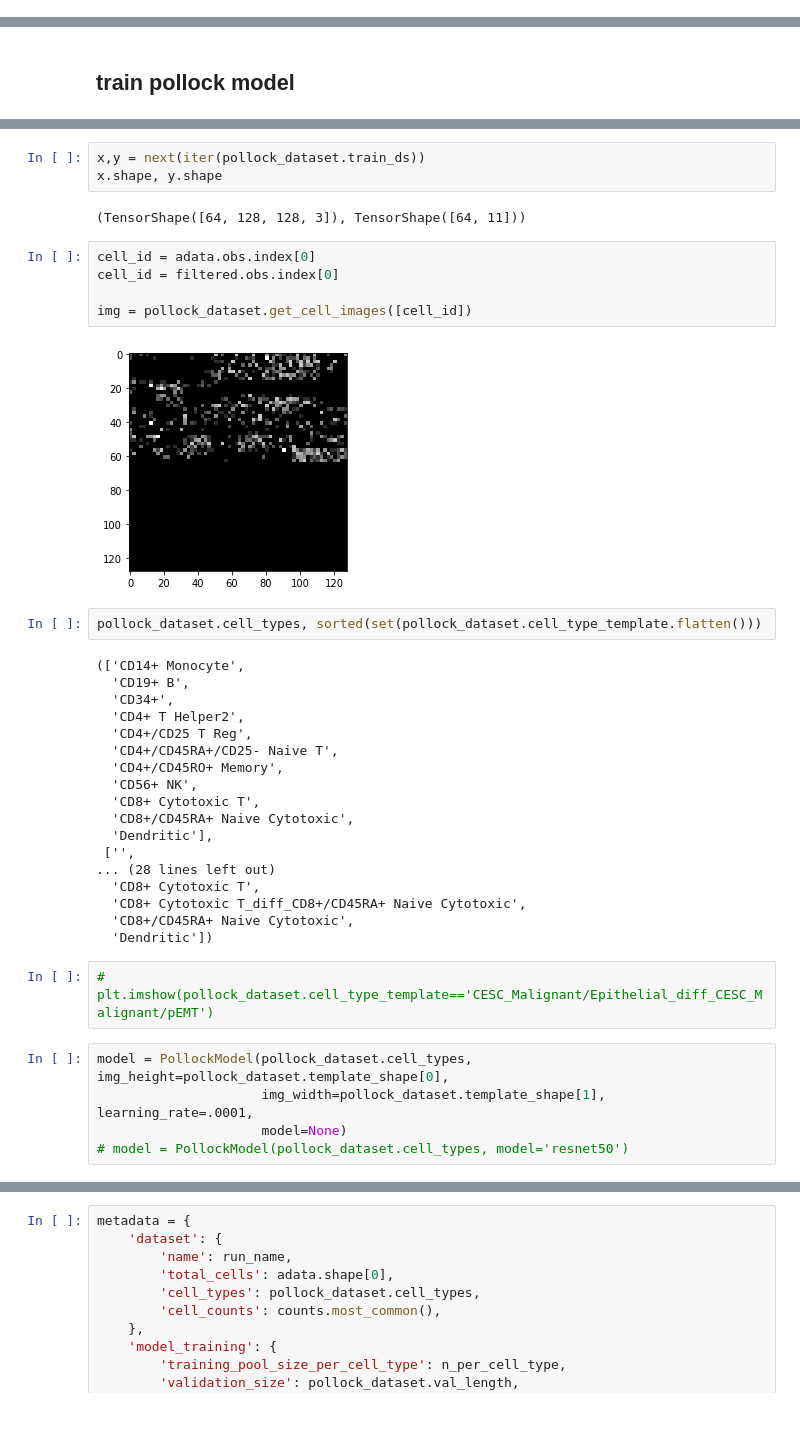
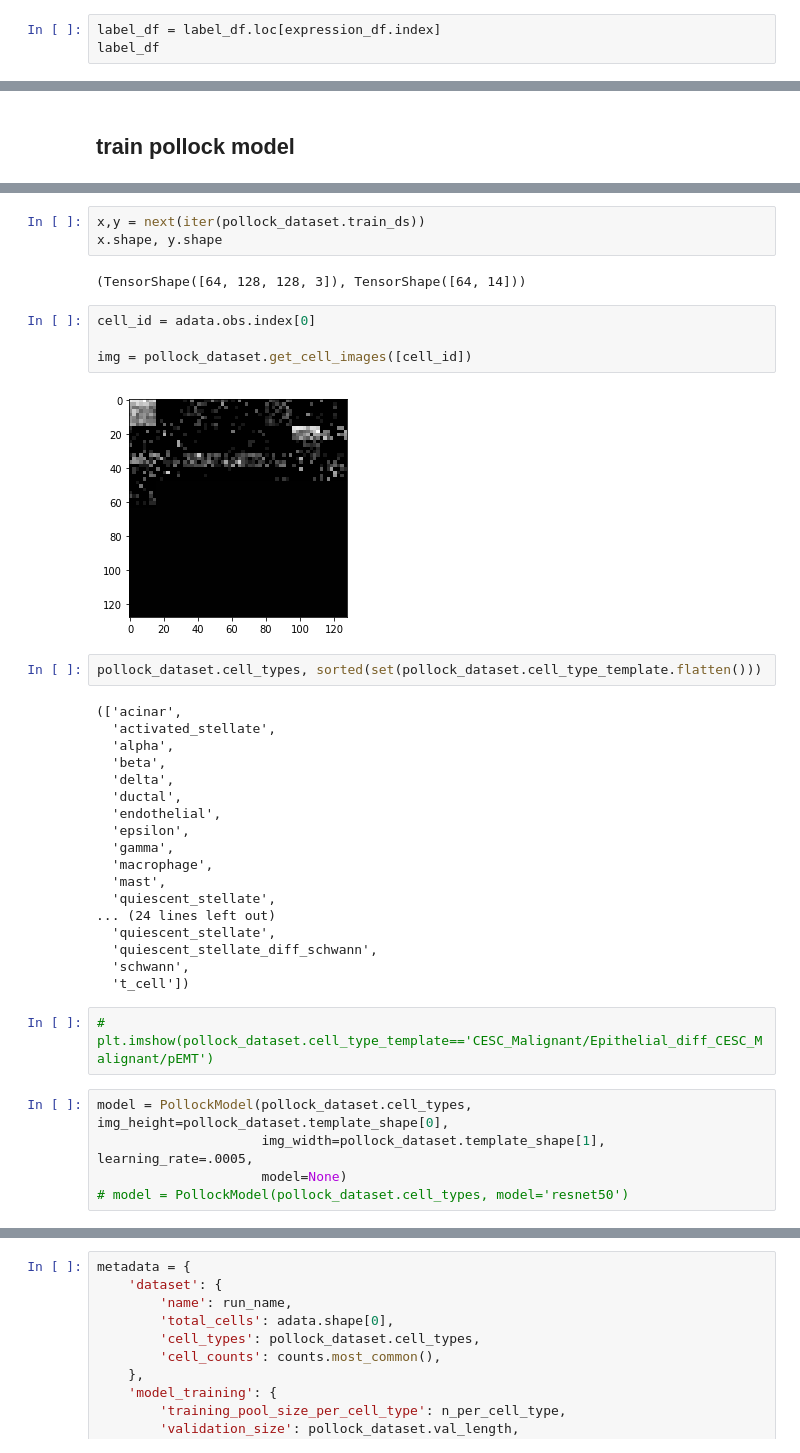
Before and after one commit to ding-lab/pollock, a Jupyter notebook: notebooks/example_from_expression_table.ipynb, the cells around one changed output, grey strips where cells are left out. Cells and saved outputs as stored; diff of their text form; blank space fills up the shorter version.

```diff
--- a/notebooks/example_from_expression_table.ipynb
+++ b/notebooks/example_from_expression_table.ipynb
@@ -591,0 +595,3 @@ label_df
+# %%
+label_df = label_df.loc[expression_df.index]
+label_df
@@ -834,39 +830,38 @@ Wall time: 2min 58s
 x,y = next(iter(pollock_dataset.train_ds))
 x.shape, y.shape
 # %% [output]
-(TensorShape([64, 128, 128, 3]), TensorShape([64, 11]))
+(TensorShape([64, 128, 128, 3]), TensorShape([64, 14]))
 # %%
 cell_id = adata.obs.index[0]
-cell_id = filtered.obs.index[0]
 
 img = pollock_dataset.get_cell_images([cell_id])
 # %% [output]
-[figure, old version]
+[figure, new version]
 # %%
 pollock_dataset.cell_types, sorted(set(pollock_dataset.cell_type_template.flatten()))
 # %% [output]
-(['CD14+ Monocyte',
-  'CD19+ B',
-  'CD34+',
-  'CD4+ T Helper2',
-  'CD4+/CD25 T Reg',
-  'CD4+/CD45RA+/CD25- Naive T',
-  'CD4+/CD45RO+ Memory',
-  'CD56+ NK',
-  'CD8+ Cytotoxic T',
-  'CD8+/CD45RA+ Naive Cytotoxic',
-  'Dendritic'],
- ['',
-... (28 lines left out)
-  'CD8+ Cytotoxic T',
-  'CD8+ Cytotoxic T_diff_CD8+/CD45RA+ Naive Cytotoxic',
-  'CD8+/CD45RA+ Naive Cytotoxic',
-  'Dendritic'])
+(['acinar',
+  'activated_stellate',
+  'alpha',
+  'beta',
+  'delta',
+  'ductal',
+  'endothelial',
+  'epsilon',
+  'gamma',
+  'macrophage',
+  'mast',
+  'quiescent_stellate',
+... (24 lines left out)
+  'quiescent_stellate',
+  'quiescent_stellate_diff_schwann',
+  'schwann',
+  't_cell'])
 # %%
 # plt.imshow(pollock_dataset.cell_type_template=='CESC_Malignant/Epithelial_diff_CESC_Malignant/pEMT')
 # %%
 model = PollockModel(pollock_dataset.cell_types, img_height=pollock_dataset.template_shape[0],
-                     img_width=pollock_dataset.template_shape[1], learning_rate=.0001,
+                     img_width=pollock_dataset.template_shape[1], learning_rate=.0005,
                      model=None)
 # model = PollockModel(pollock_dataset.cell_types, model='resnet50')
 # %%
```
Also changed, not shown: parts of 30 cells of this notebook, 7 other files.
